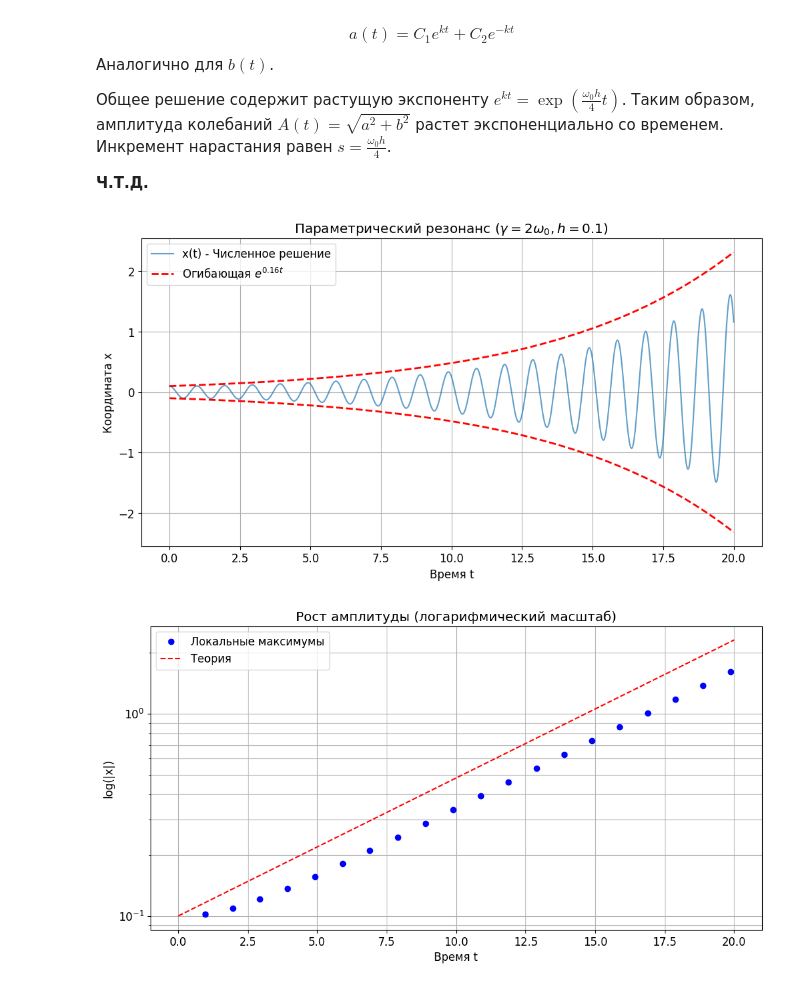
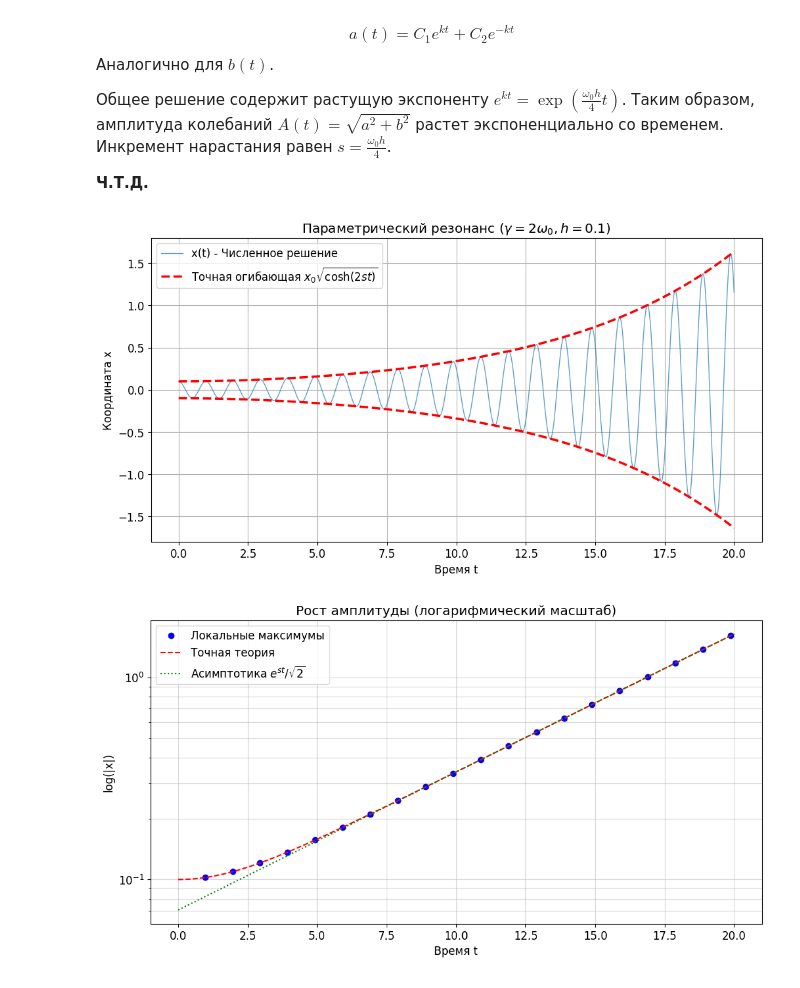
Before and after one commit to phys-dev/nonlinear-dynamics-book, a Jupyter notebook: task_3.ipynb, the cells around one changed output. Drawn from its saved outputs; the diff is of its cells as text; code cells hidden in the pictures.

```diff
--- a/task_3.ipynb
+++ b/task_3.ipynb
@@ -73,49 +73,60 @@ def mathieu_equation(t, y, omega0, h, gamma):
 omega0 = 2 * np.pi * 1.0
 h = 0.1                  # Глубина модуляции
 gamma = 2 * omega0       # Точный резонанс
-t_max = 20.0
-t_eval = np.linspace(0, t_max, 2000)
+t_max = 20.0             # Увеличим время
+t_eval = np.linspace(0, t_max, 4000)
 
 # Начальные условия
 x0 = 0.1
 v0 = 0.0
 initial_state = [x0, v0]
 
 # Численное решение
 sol = solve_ivp(mathieu_equation, [0, t_max], initial_state, t_eval=t_eval, args=(omega0, h, gamma), rtol=1e-9, atol=1e-9)
 x = sol.y[0]
 t = sol.t
 
-# Огибающая (теоретическая)
+# Теоретическая огибающая
 # Инкремент s = omega0 * h / 4
-growth_rate = omega0 * h / 4
-envelope = x0 * np.exp(growth_rate * t)
+s = omega0 * h / 4
+
+# Точное решение для огибающей при x(0)=x0, v(0)=0:
+# A(t) = x0 * sqrt(cosh(2*s*t))
+envelope_exact = x0 * np.sqrt(np.cosh(2 * s * t))
+
+# Асимптотика: A(t) ~ (x0 / sqrt(2)) * exp(s*t)
+envelope_asymp = (x0 / np.sqrt(2)) * np.exp(s * t)
 
 # Визуализация
 plt.figure(figsize=(12, 6))
-plt.plot(t, x, label='x(t) - Численное решение', alpha=0.7)
-plt.plot(t, envelope, 'r--', label=f'Огибающая $e^{{{growth_rate:.2f} t}}$', linewidth=2)
-plt.plot(t, -envelope, 'r--', linewidth=2)
+plt.plot(t, x, label='x(t) - Численное решение', alpha=0.7, linewidth=1)
+plt.plot(t, envelope_exact, 'r--', label='Точная огибающая $x_0 \sqrt{\cosh(2st)}$', linewidth=2.5)
+plt.plot(t, -envelope_exact, 'r--', linewidth=2.5)
 
 plt.title(f'Параметрический резонанс ($\gamma = 2\omega_0, h={h}$)')
 plt.xlabel('Время t')
 plt.ylabel('Координата x')
-plt.legend()
+plt.legend(loc='upper left')
 plt.grid(True)
 plt.show()
 
 # Проверка экспоненциального роста в логарифмическом масштабе
 plt.figure(figsize=(12, 6))
 # Берем абсолютные значения пиков
 peaks_idx = np.where((x[1:-1] > x[:-2]) & (x[1:-1] > x[2:]))[0] + 1
+# Фильтруем только положительные пики
+peaks_idx = peaks_idx[x[peaks_idx] > 0]
+
 plt.semilogy(t[peaks_idx], x[peaks_idx], 'bo', label='Локальные максимумы')
-plt.semilogy(t, envelope, 'r--', label='Теория')
+plt.semilogy(t, envelope_exact, 'r--', label='Точная теория')
+plt.semilogy(t, envelope_asymp, 'g:', label='Асимптотика $e^{st}/\sqrt{2}$')
+
 plt.title('Рост амплитуды (логарифмический масштаб)')
 plt.xlabel('Время t')
 plt.ylabel('log(|x|)')
 plt.legend()
-plt.grid(True, which="both", ls="-")
+plt.grid(True, which="both", ls="-", alpha=0.5)
 plt.show()
 # %% [output]
-[figure, old version]
+[figure, new version]
-[figure, old version]
+[figure, new version]
```
Also changed, not shown: 1 other file.
